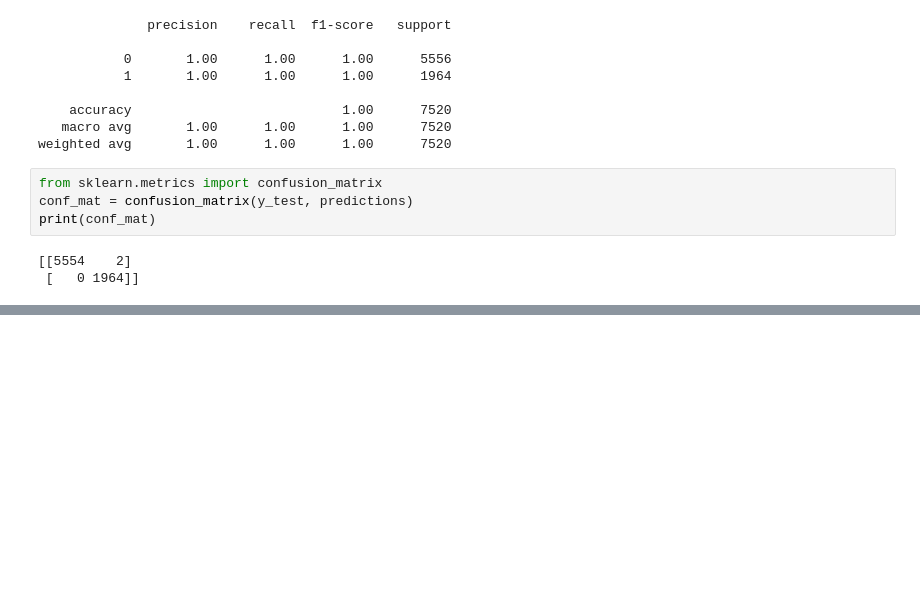
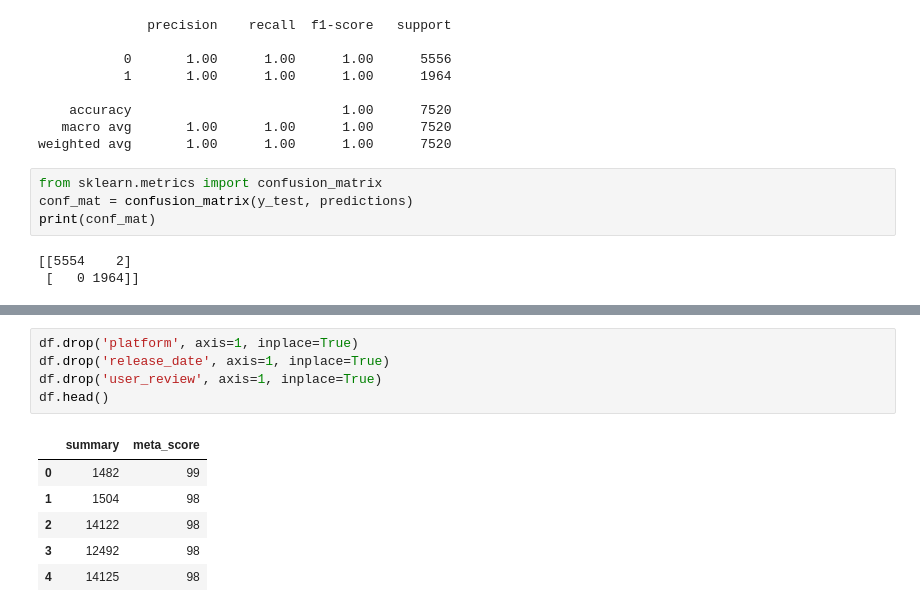
Before and after one commit to LPestana18/Projeto-Games, a Jupyter notebook: gamesia/gamesIA.ipynb, the cells around one changed output, grey strips where cells are left out. Saved outputs shown, nothing was run; the diff lists cells and outputs as text; blank space fills up the shorter version.

```diff
--- a/gamesia/gamesIA.ipynb
+++ b/gamesia/gamesIA.ipynb
@@ -526,0 +566,12 @@ print(conf_mat)
+# %%
+df.drop('platform', axis=1, inplace=True)
+df.drop('release_date', axis=1, inplace=True)
+df.drop('user_review', axis=1, inplace=True)
+df.head()
+# %% [output]
+|  | summary | meta_score |
+| 0 | 1482 | 99 |
+| 1 | 1504 | 98 |
+| 2 | 14122 | 98 |
+| 3 | 12492 | 98 |
+| 4 | 14125 | 98 |
```
Also changed, not shown: parts of 7 cells of this notebook.
